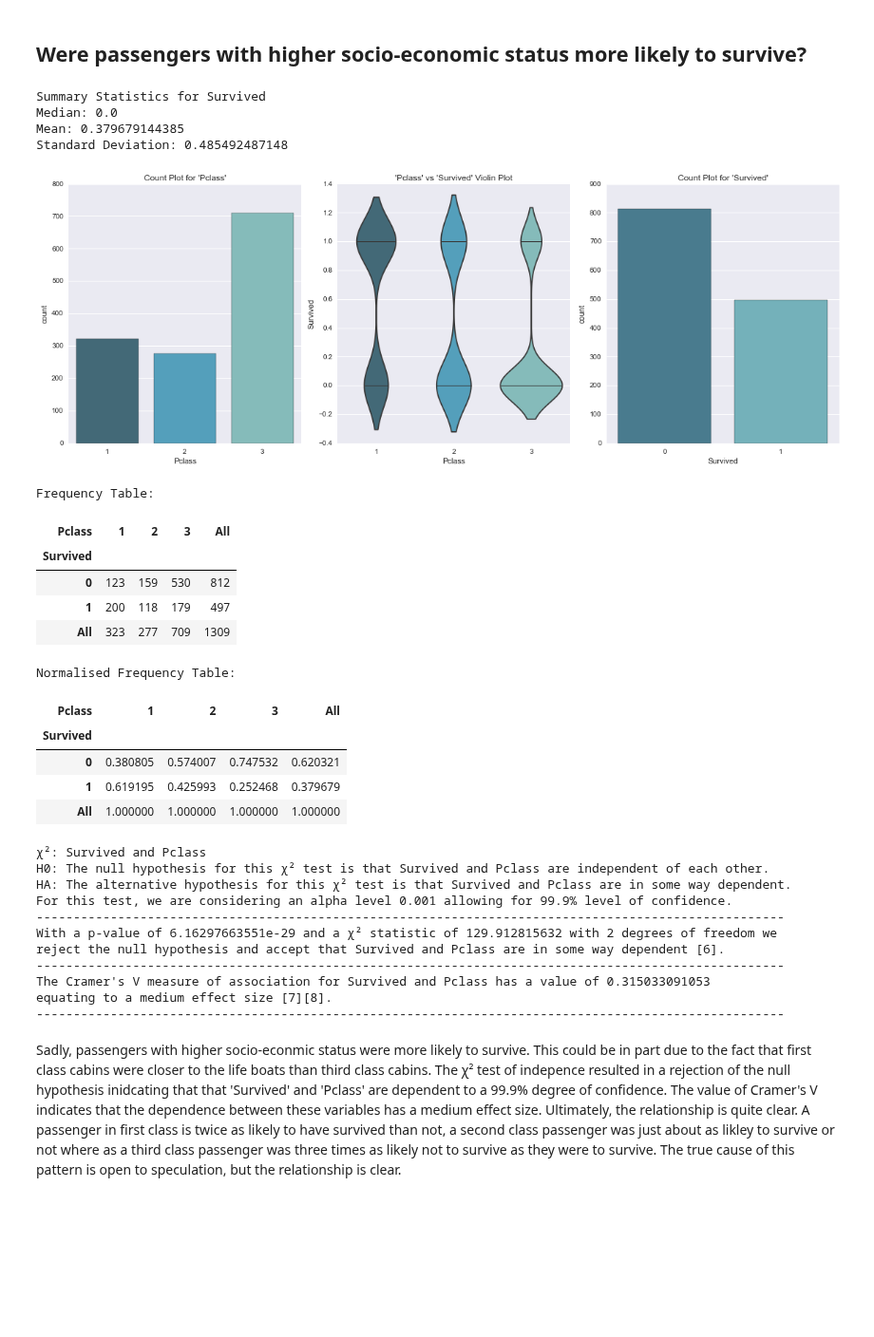
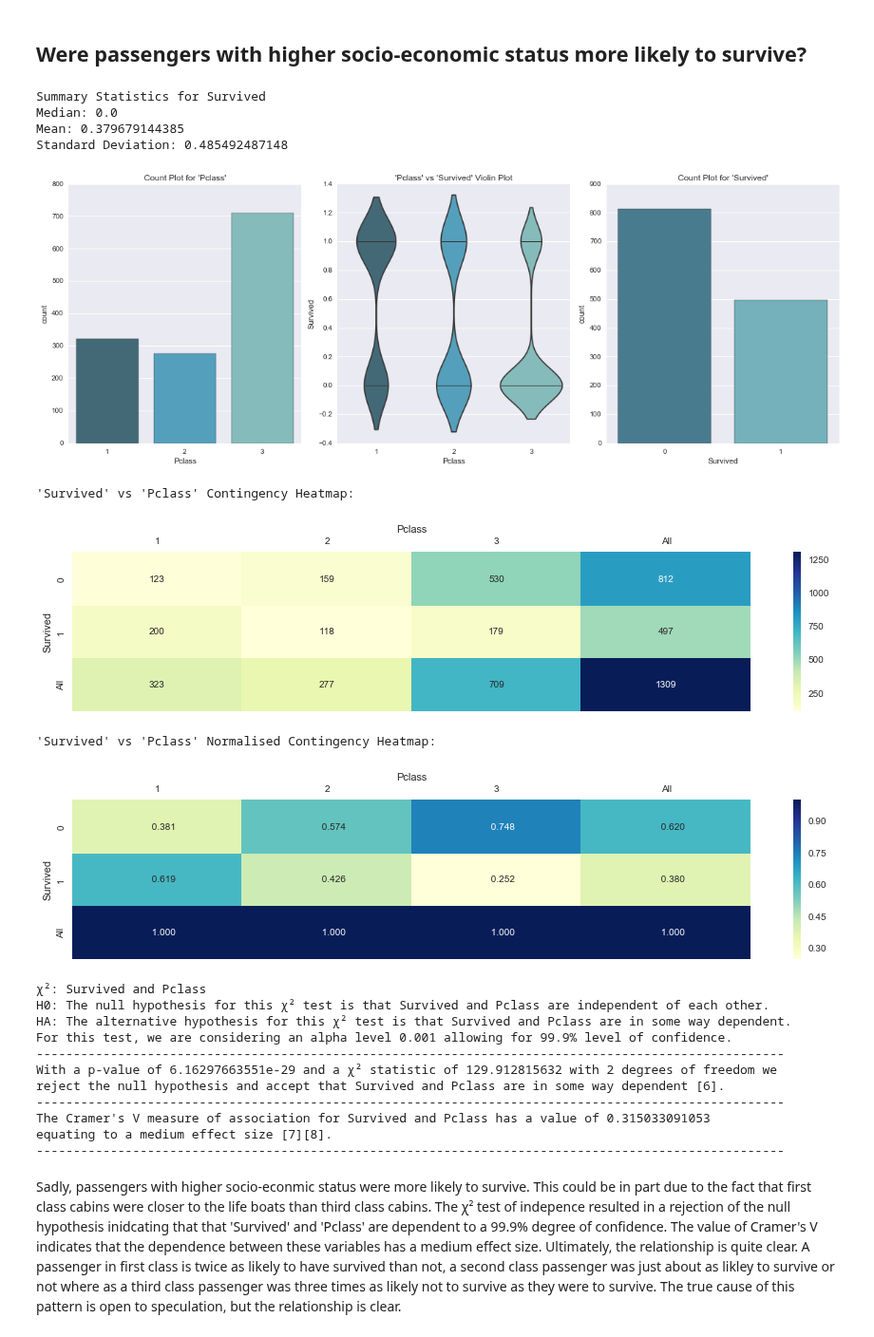
Before and after one commit to eminnett/da-nanodegree-investigate-a-dataset, a Jupyter notebook: investigating_the_titanic_dataset.ipynb, the cells around one changed output. Shown at 95% size. Saved outputs shown, nothing was run; the diff lists cells and outputs as text; code cells hidden in the pictures; blank space fills up the shorter version.

```diff
--- a/investigating_the_titanic_dataset.ipynb
+++ b/investigating_the_titanic_dataset.ipynb
@@ -453,32 +454,24 @@ There is a relationship between 'Pclass' and 'Embarked'. The χ² resulted in a
 # %%
 descriptive_statistics_of_numeric_series('Survived', "Survived")
 visual_analysis_of_two_categorical_variables('Pclass', 'Survived')
 
-print "Frequency Table:"
-display(table_of_frequencies('Survived', 'Pclass', mod_titanic_df, margins=True))
+heatmap_title = "'Survived' vs 'Pclass' Contingency Heatmap:"
+heatmap(table_of_frequencies('Survived', 'Pclass', mod_titanic_df), heatmap_title)
 
-print "Normalised Frequency Table:"
-display(table_of_frequencies('Survived', 'Pclass', mod_titanic_df, margins=True, normalise=True))
+heatmap_title = "'Survived' vs 'Pclass' Normalised Contingency Heatmap:"
+heatmap(table_of_frequencies('Survived', 'Pclass', mod_titanic_df, normalise=True), heatmap_title)
 
 chi_squared_and_carmers_v_anlysis('Survived', 'Pclass')
 # %% [output]
 Summary Statistics for Survived
 Median: 0.0
 Mean: 0.379679144385
 Standard Deviation: 0.485492487148
 [figure]
-Frequency Table:
+'Survived' vs 'Pclass' Contingency Heatmap:
-| Pclass | 1 | 2 | 3 | All |
-| Survived |  |  |  |  |
-| 0 | 123 | 159 | 530 | 812 |
-| 1 | 200 | 118 | 179 | 497 |
-| All | 323 | 277 | 709 | 1309 |
+[figure, added]
-Normalised Frequency Table:
+'Survived' vs 'Pclass' Normalised Contingency Heatmap:
-| Pclass | 1 | 2 | 3 | All |
-| Survived |  |  |  |  |
-| 0 | 0.380805 | 0.574007 | 0.747532 | 0.620321 |
-| 1 | 0.619195 | 0.425993 | 0.252468 | 0.379679 |
-| All | 1.000000 | 1.000000 | 1.000000 | 1.000000 |
+[figure, added]
 χ²: Survived and Pclass
 H0: The null hypothesis for this χ² test is that Survived and Pclass are independent of each other.
 HA: The alternative hypothesis for this χ² test is that Survived and Pclass are in some way dependent.
```
Also changed, not shown: parts of 7 cells of this notebook.
